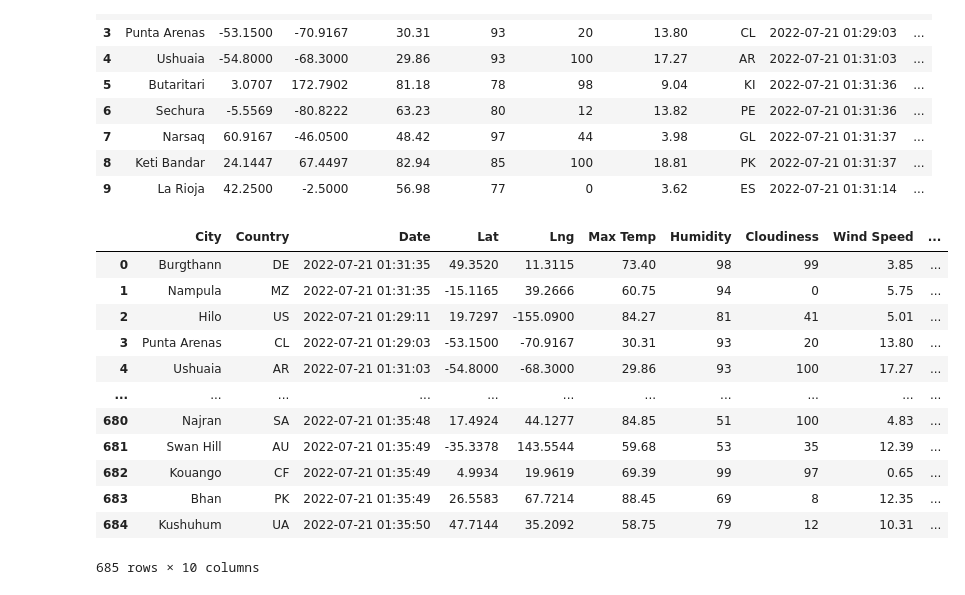
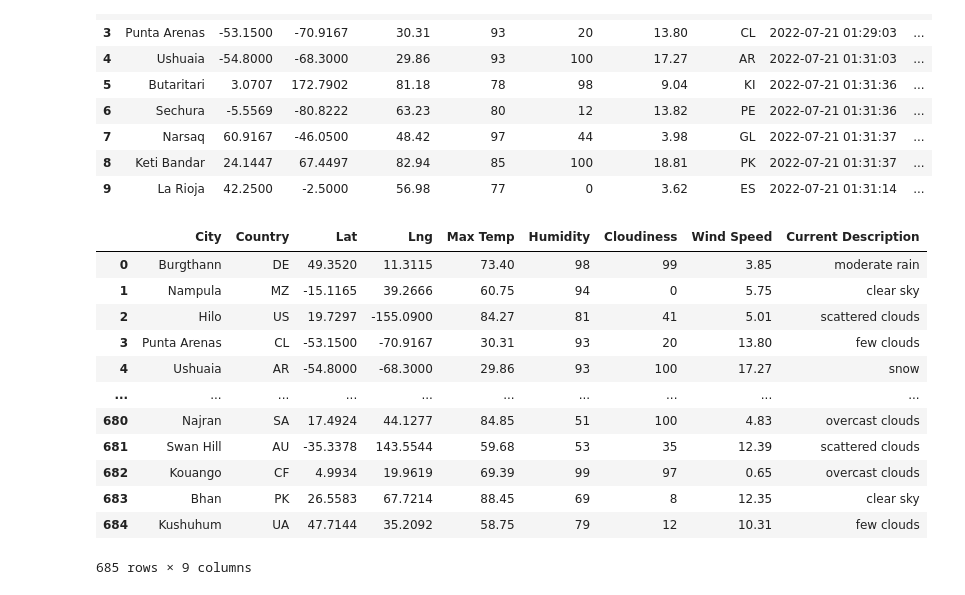
Before and after one commit to Sacdees/World_Weather_Analysis, a Jupyter notebook: Weather_Database/Weather_Database.ipynb, the cells around one changed output. Cells and saved outputs as stored; diff of their text form; code cells hidden in the pictures.

```diff
--- a/Weather_Database/Weather_Database.ipynb
+++ b/Weather_Database/Weather_Database.ipynb
@@ -186,24 +186,24 @@ city_data_df.head(10)
 | 9 | La Rioja | 42.2500 | -2.5000 | 56.98 | 77 | 0 | 3.62 | ES | 2022-07-21 01:31:14 | ... |
 # %%
 
-new_column_order = ["City", "Country", "Date", "Lat", "Lng", "Max Temp", "Humidity", "Cloudiness", "Wind Speed", "Current Description"]
+new_column_order = ["City", "Country", "Lat", "Lng", "Max Temp", "Humidity", "Cloudiness", "Wind Speed", "Current Description"]
 
 city_data_df = city_data_df[new_column_order]
 city_data_df
 # %% [output]
-|  | City | Country | Date | Lat | Lng | Max Temp | Humidity | Cloudiness | Wind Speed | ... |
-| 0 | Burgthann | DE | 2022-07-21 01:31:35 | 49.3520 | 11.3115 | 73.40 | 98 | 99 | 3.85 | ... |
-| 1 | Nampula | MZ | 2022-07-21 01:31:35 | -15.1165 | 39.2666 | 60.75 | 94 | 0 | 5.75 | ... |
-| 2 | Hilo | US | 2022-07-21 01:29:11 | 19.7297 | -155.0900 | 84.27 | 81 | 41 | 5.01 | ... |
-| 3 | Punta Arenas | CL | 2022-07-21 01:29:03 | -53.1500 | -70.9167 | 30.31 | 93 | 20 | 13.80 | ... |
-| 4 | Ushuaia | AR | 2022-07-21 01:31:03 | -54.8000 | -68.3000 | 29.86 | 93 | 100 | 17.27 | ... |
-| ... | ... | ... | ... | ... | ... | ... | ... | ... | ... | ... |
-| 680 | Najran | SA | 2022-07-21 01:35:48 | 17.4924 | 44.1277 | 84.85 | 51 | 100 | 4.83 | ... |
-| 681 | Swan Hill | AU | 2022-07-21 01:35:49 | -35.3378 | 143.5544 | 59.68 | 53 | 35 | 12.39 | ... |
-| 682 | Kouango | CF | 2022-07-21 01:35:49 | 4.9934 | 19.9619 | 69.39 | 99 | 97 | 0.65 | ... |
-| 683 | Bhan | PK | 2022-07-21 01:35:49 | 26.5583 | 67.7214 | 88.45 | 69 | 8 | 12.35 | ... |
-| 684 | Kushuhum | UA | 2022-07-21 01:35:50 | 47.7144 | 35.2092 | 58.75 | 79 | 12 | 10.31 | ... |
+|  | City | Country | Lat | Lng | Max Temp | Humidity | Cloudiness | Wind Speed | Current Description |
+| 0 | Burgthann | DE | 49.3520 | 11.3115 | 73.40 | 98 | 99 | 3.85 | moderate rain |
+| 1 | Nampula | MZ | -15.1165 | 39.2666 | 60.75 | 94 | 0 | 5.75 | clear sky |
+| 2 | Hilo | US | 19.7297 | -155.0900 | 84.27 | 81 | 41 | 5.01 | scattered clouds |
+| 3 | Punta Arenas | CL | -53.1500 | -70.9167 | 30.31 | 93 | 20 | 13.80 | few clouds |
+| 4 | Ushuaia | AR | -54.8000 | -68.3000 | 29.86 | 93 | 100 | 17.27 | snow |
+| ... | ... | ... | ... | ... | ... | ... | ... | ... | ... |
+| 680 | Najran | SA | 17.4924 | 44.1277 | 84.85 | 51 | 100 | 4.83 | overcast clouds |
+| 681 | Swan Hill | AU | -35.3378 | 143.5544 | 59.68 | 53 | 35 | 12.39 | scattered clouds |
+| 682 | Kouango | CF | 4.9934 | 19.9619 | 69.39 | 99 | 97 | 0.65 | overcast clouds |
+| 683 | Bhan | PK | 26.5583 | 67.7214 | 88.45 | 69 | 8 | 12.35 | clear sky |
+| 684 | Kushuhum | UA | 47.7144 | 35.2092 | 58.75 | 79 | 12 | 10.31 | few clouds |
-685 rows × 10 columns
+685 rows × 9 columns
 # %%
 # Create the output file (CSV).
 output_data_file = "weatherpy_database.csv"
```
Also changed, not shown: parts of 6 cells of this notebook, 3 other files.
